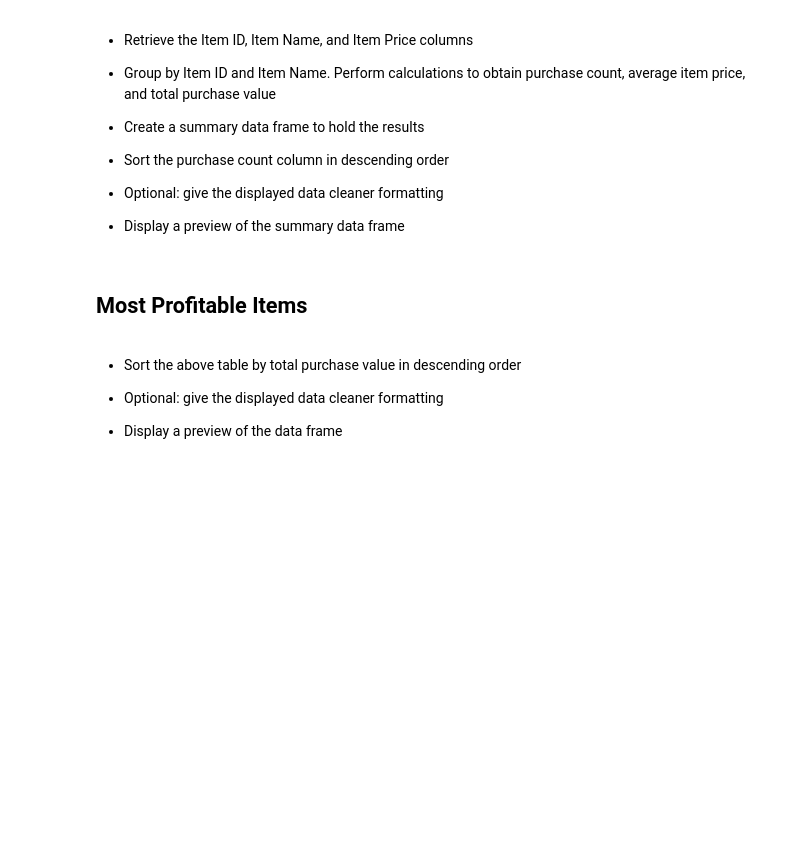
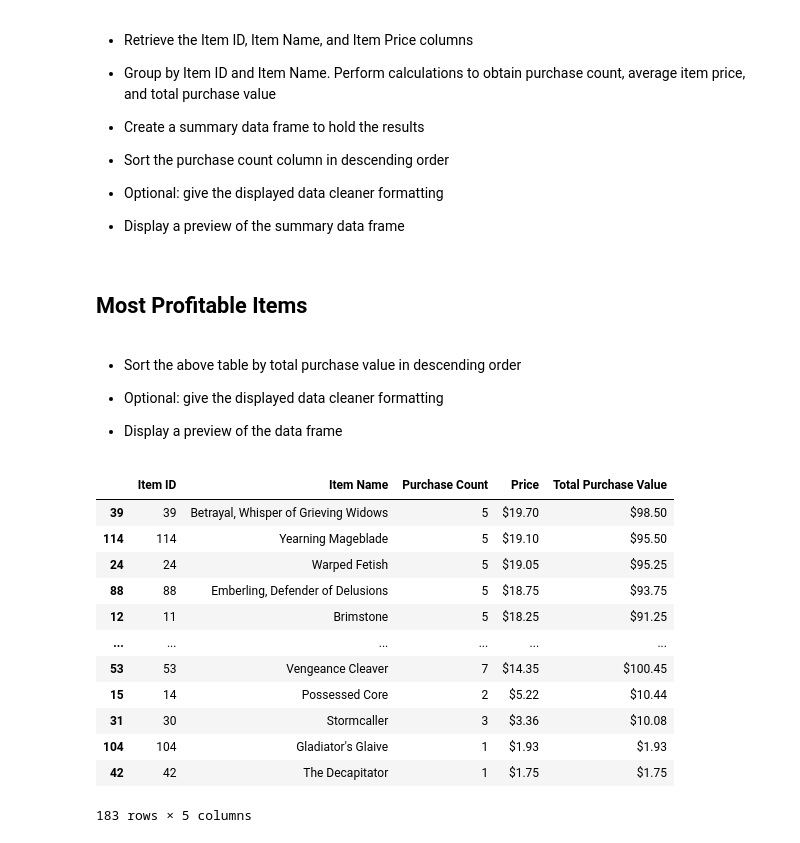
Before and after one commit to ttoffey/Pandas_Challenge, a Jupyter notebook: HeroesOfPymoli/HeroesOfPymoli_starter.ipynb, the cells around one changed output. Cells and saved outputs as stored; diff of their text form; code cells hidden in the pictures; blank space fills up the shorter version.

```diff
--- a/HeroesOfPymoli/HeroesOfPymoli_starter.ipynb
+++ b/HeroesOfPymoli/HeroesOfPymoli_starter.ipynb
@@ -278,3 +411,21 @@ purchasePercent_Age
 
 
 * Display a preview of the data frame
+# %%
+most_profit = merged_popular.sort_values(by=["Total Purchase Value"], ascending=False)
+# %%
+most_profit
+# %% [output]
+|  | Item ID | Item Name | Purchase Count | Price | Total Purchase Value |
+| 39 | 39 | Betrayal, Whisper of Grieving Widows | 5 | $19.70 | $98.50 |
+| 114 | 114 | Yearning Mageblade | 5 | $19.10 | $95.50 |
+| 24 | 24 | Warped Fetish | 5 | $19.05 | $95.25 |
+| 88 | 88 | Emberling, Defender of Delusions | 5 | $18.75 | $93.75 |
+| 12 | 11 | Brimstone | 5 | $18.25 | $91.25 |
+| ... | ... | ... | ... | ... | ... |
+| 53 | 53 | Vengeance Cleaver | 7 | $14.35 | $100.45 |
+| 15 | 14 | Possessed Core | 2 | $5.22 | $10.44 |
+| 31 | 30 | Stormcaller | 3 | $3.36 | $10.08 |
+| 104 | 104 | Gladiator's Glaive | 1 | $1.93 | $1.93 |
+| 42 | 42 | The Decapitator | 1 | $1.75 | $1.75 |
+183 rows × 5 columns
```
Also changed, not shown: parts of 32 cells of this notebook, 3 other files.
